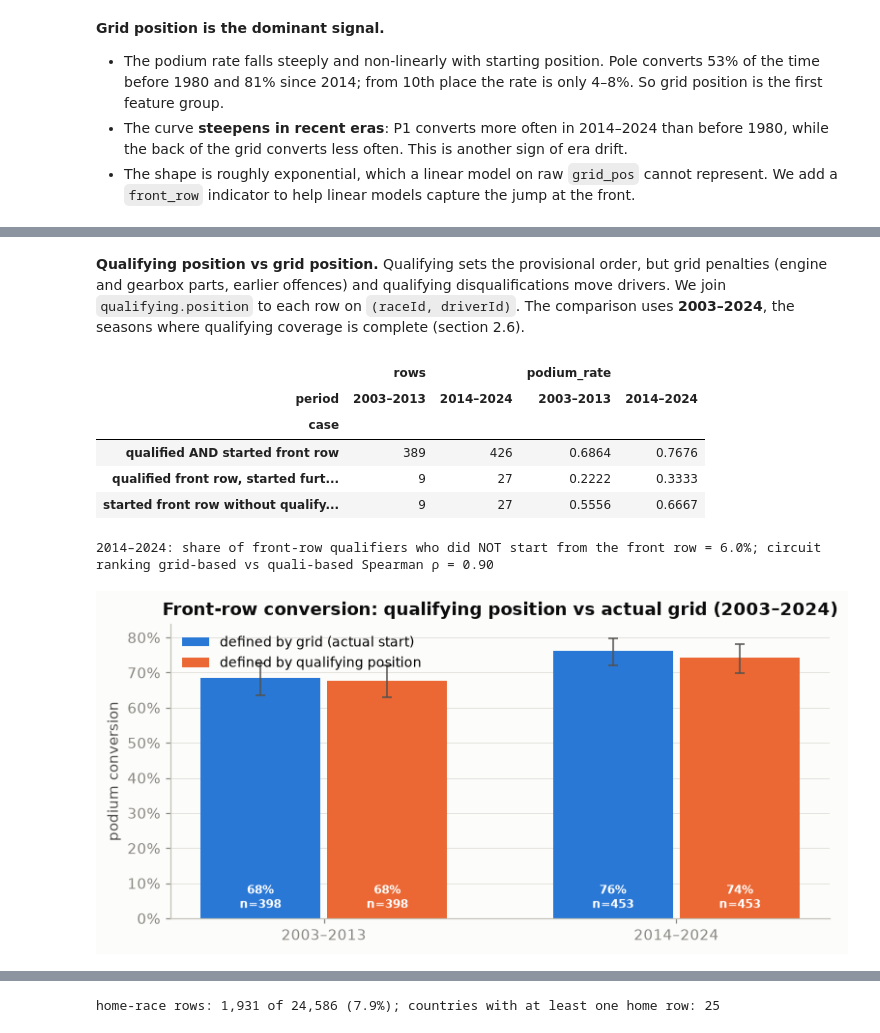
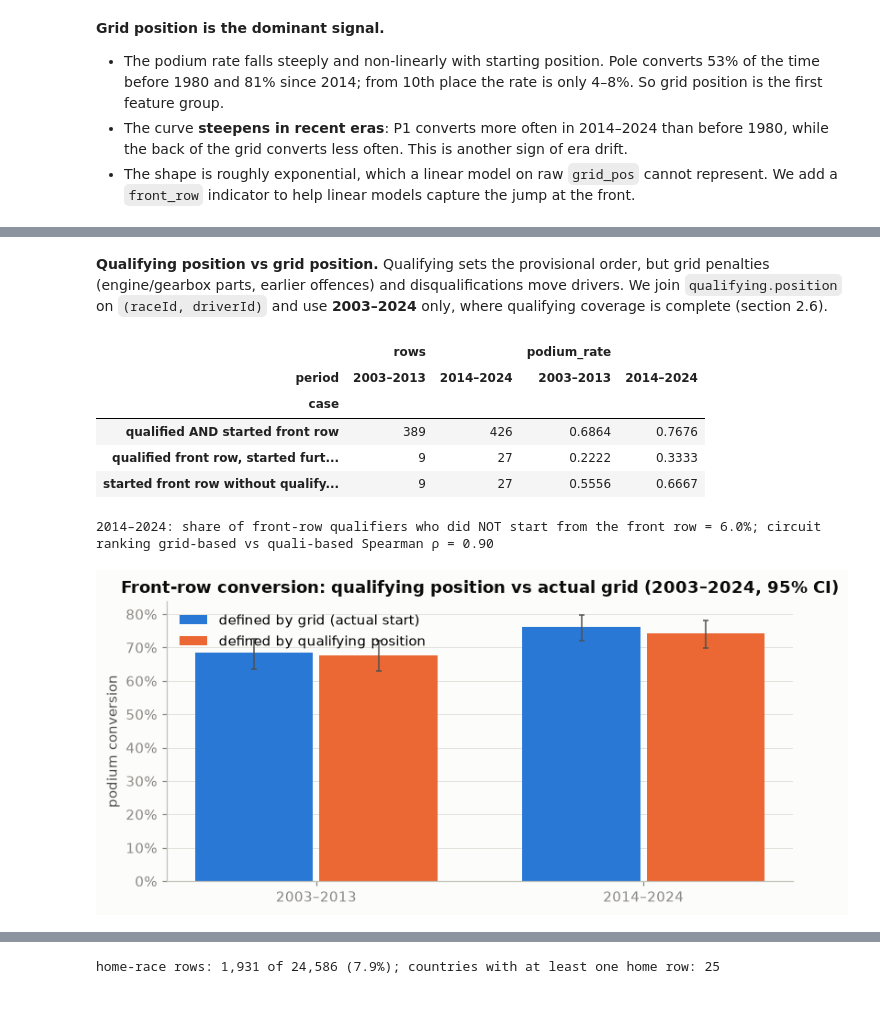
Before and after one commit to Mabrouukk/f1-podium-prediction, a Jupyter notebook: notebooks/f1_podium_prediction.ipynb, the cells around one changed output, grey strips where cells are left out. Cells and saved outputs as stored; diff of their text form; code cells hidden in the pictures; blank space fills up the shorter version.

```diff
--- a/notebooks/f1_podium_prediction.ipynb
+++ b/notebooks/f1_podium_prediction.ipynb
@@ -1001,64 +1002,46 @@ plt.show()
 # %% [markdown]
-**Qualifying position vs grid position.** Qualifying sets the provisional order, but grid penalties (engine and gearbox parts, earlier offences) and qualifying disqualifications move drivers. We join `qualifying.position` to each row on `(raceId, driverId)`. The comparison uses **2003–2024**, the seasons where qualifying coverage is complete (section 2.6).
+**Qualifying position vs grid position.** Qualifying sets the provisional order, but grid penalties (engine/gearbox parts, earlier offences) and disqualifications move drivers. We join `qualifying.position` on `(raceId, driverId)` and use **2003–2024** only, where qualifying coverage is complete (section 2.6).
 # %%
 qpos = clean["qualifying"][["raceId", "driverId", "position"]].rename(columns={"position": "quali_position"})
 fq = starters[starters["year"] >= 2003].merge(qpos, on=["raceId", "driverId"], how="left")
 fq["period"] = np.where(fq["year"] >= 2014, POST, "2003–2013")
-fq["quali_front"] = fq["quali_position"].isin([1, 2])
-fq["grid_front"] = fq["grid"].isin([1, 2])
+fq["quali_front"], fq["grid_front"] = fq["quali_position"].isin([1, 2]), fq["grid"].isin([1, 2])
 fq["case"] = np.select(
     [fq["quali_front"] & fq["grid_front"], fq["quali_front"] & ~fq["grid_front"], ~fq["quali_front"] & fq["grid_front"]],
     ["qualified AND started front row", "qualified front row, started further back (penalty)", "started front row without qualifying there (promoted)"],
     default="neither")
-case_tab = fq[fq["case"] != "neither"].groupby(["case", "period"])["podium"].agg(rows="size", podium_rate="mean").unstack("period")
-display(case_tab)
+display(fq[fq["case"] != "neither"].groupby(["case", "period"])["podium"].agg(rows="size", podium_rate="mean").unstack("period"))
 
-by_def = []
-for label, mask in [("defined by grid (actual start)", fq["grid_front"]), ("defined by qualifying position", fq["quali_front"])]:
-    g = fq[mask].groupby("period")["podium"].agg(["size", "sum"])
-    for period, (n, k) in g.iterrows():
-        lo, hi = wilson(k, n)
-        by_def.append({"definition": label, "period": period, "starts": n, "rate": k / n, "lo": float(lo), "hi": float(hi)})
-by_def = pd.DataFrame(by_def)
+by_def = pd.concat({label: fq[fq[col]].groupby("period")["podium"].agg(starts="size", podiums="sum")
+                    for label, col in [("defined by grid (actual start)", "grid_front"), ("defined by qualifying position", "quali_front")]},
+                   names=["definition"]).reset_index()
+by_def["rate"] = by_def["podiums"] / by_def["starts"]
+by_def["lo"], by_def["hi"] = wilson(by_def["podiums"], by_def["starts"])
 
 post = fq[fq["period"] == POST]
-circ_q = pd.DataFrame({
-    "grid-based rate": post[post["grid_front"]].groupby("circuit_name")["podium"].mean(),
-    "quali-based rate": post[post["quali_front"]].groupby("circuit_name")["podium"].mean(),
-    "starts": post[post["grid_front"]].groupby("circuit_name").size(),
-}).query("starts >= @MIN_STARTS")
-circ_q["grid rank"] = circ_q["grid-based rate"].rank(ascending=False, method="min").astype(int)
-circ_q["quali rank"] = circ_q["quali-based rate"].rank(ascending=False, method="min").astype(int)
-rho_q, _ = stats.spearmanr(circ_q["grid-based rate"], circ_q["quali-based rate"])
+circ_q = pd.DataFrame({"grid-based rate": post[post["grid_front"]].groupby("circuit_name")["podium"].mean(),
+                       "quali-based rate": post[post["quali_front"]].groupby("circuit_name")["podium"].mean(),
+                       "starts": post[post["grid_front"]].groupby("circuit_name").size()}).query("starts >= @MIN_STARTS")
+rho_q = stats.spearmanr(circ_q["grid-based rate"], circ_q["quali-based rate"])[0]
 print(f"{POST}: share of front-row qualifiers who did NOT start from the front row = "
       f"{(post['quali_front'] & ~post['grid_front']).sum() / post['quali_front'].sum():.1%}; "
       f"circuit ranking grid-based vs quali-based Spearman ρ = {rho_q:.2f}")
 
 fig, ax = plt.subplots(figsize=(8, 3.6))
-for i, (label, grp) in enumerate(by_def.groupby("definition", sort=False)):
-    x = np.arange(len(grp)) + (i - 0.5) * 0.36
-    ax.bar(x, grp["rate"], width=0.34, color=C[i], label=label)
-    ax.errorbar(x, grp["rate"], yerr=[grp["rate"] - grp["lo"], grp["hi"] - grp["rate"]], fmt="none", ecolor=INK2, capsize=3, linewidth=1)
-    for xi, r, n in zip(x, grp["rate"], grp["starts"]):
-        ax.text(xi, 0.03, f"{r:.0%}\nn={n}", ha="center", color="white", fontsize=8, fontweight="bold")
-ax.set_xticks(range(2))
-ax.set_xticklabels(["2003–2013", POST])
-pct_axis(ax)
+ci_bars(ax, by_def, "definition", ["2003–2013", POST])
 ax.set_ylabel("podium conversion")
-ax.set_title("Front-row conversion: qualifying position vs actual grid (2003–2024)")
-ax.legend(loc="upper left", fontsize=9)
-ax.grid(axis="x", visible=False)
+ax.set_title("Front-row conversion: qualifying position vs actual grid (2003–2024, 95% CI)")
 save_fig("q1_quali_vs_grid")
 plt.show()
 # %% [output]
 |  | rows |  | podium_rate |  |
 | period | 2003–2013 | 2014–2024 | 2003–2013 | 2014–2024 |
 | case |  |  |  |  |
 | qualified AND started front row | 389 | 426 | 0.6864 | 0.7676 |
 | qualified front row, started furt... | 9 | 27 | 0.2222 | 0.3333 |
 | started front row without qualify... | 9 | 27 | 0.5556 | 0.6667 |
 2014–2024: share of front-row qualifiers who did NOT start from the front row = 6.0%; circuit ranking grid-based vs quali-based Spearman ρ = 0.90
-[figure, old version]
+[figure, new version]
 # %% [markdown]
 **Q1 answer.**
 
```
Also changed, not shown: parts of 145 cells of this notebook, 8 other files.
